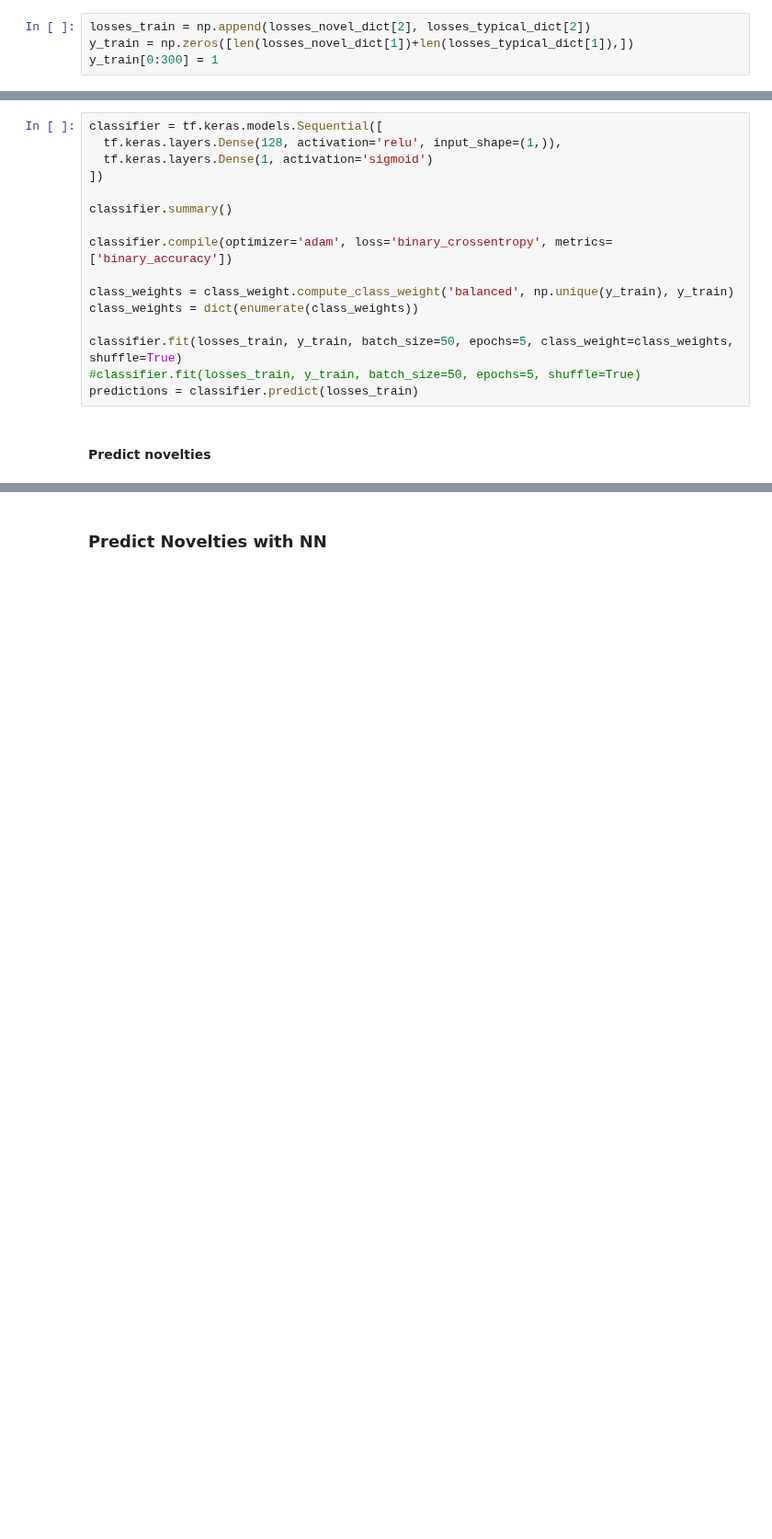
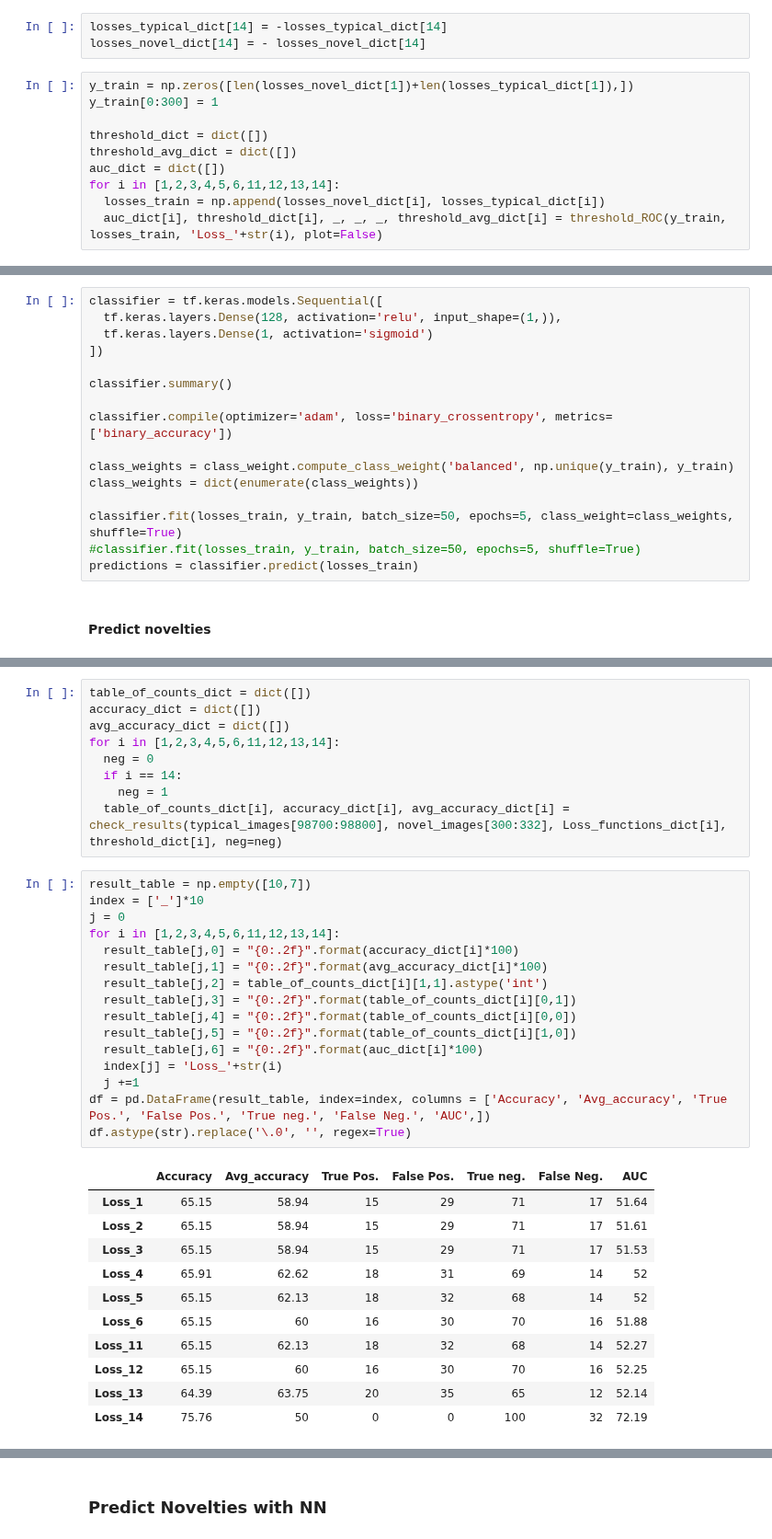
Before and after one commit to lorenzosintini/4YP, a Jupyter notebook: Models_v3/VAE_Novel_NASA.ipynb, the cells around one changed output, grey strips where cells are left out. Shown at 92% size. Saved outputs shown, nothing was run; the diff lists cells and outputs as text; blank space fills up the shorter version.

```diff
--- a/Models_v3/VAE_Novel_NASA.ipynb
+++ b/Models_v3/VAE_Novel_NASA.ipynb
@@ -711,8 +710,17 @@ def threshold_ROC(y_true, y_score, title, plot=True):
     plt.legend(loc="lower right")
     plt.show()
   return roc_auc, optimal_threshold, optimal_accuracy, optimal_accuracy_threshold, optimal_avgaccuracy, optimal_avgaccuracy_threshold
-# %%
-losses_train = np.append(losses_novel_dict[2], losses_typical_dict[2])
-y_train = np.zeros([len(losses_novel_dict[1])+len(losses_typical_dict[1]),])
-y_train[0:300] = 1
+# %%
+losses_typical_dict[14] = -losses_typical_dict[14]
+losses_novel_dict[14] = - losses_novel_dict[14]
+# %%
+y_train = np.zeros([len(losses_novel_dict[1])+len(losses_typical_dict[1]),])
+y_train[0:300] = 1
+
+threshold_dict = dict([])
+threshold_avg_dict = dict([])
+auc_dict = dict([])
+for i in [1,2,3,4,5,6,11,12,13,14]:
+  losses_train = np.append(losses_novel_dict[i], losses_typical_dict[i])
+  auc_dict[i], threshold_dict[i], _, _, _, threshold_avg_dict[i] = threshold_ROC(y_train, losses_train, 'Loss_'+str(i), plot=False)
 # %%
@@ -821,0 +790,37 @@ pd.DataFrame(result_table, index=index, columns=['Accuracy', 'Average_accuracy',
+# %%
+table_of_counts_dict = dict([])
+accuracy_dict = dict([])
+avg_accuracy_dict = dict([])
+for i in [1,2,3,4,5,6,11,12,13,14]:
+  neg = 0
+  if i == 14:
+    neg = 1
+  table_of_counts_dict[i], accuracy_dict[i], avg_accuracy_dict[i] = check_results(typical_images[98700:98800], novel_images[300:332], Loss_functions_dict[i], threshold_dict[i], neg=neg)
+# %%
+result_table = np.empty([10,7])
+index = ['_']*10
+j = 0
+for i in [1,2,3,4,5,6,11,12,13,14]:
+  result_table[j,0] = "{0:.2f}".format(accuracy_dict[i]*100)
+  result_table[j,1] = "{0:.2f}".format(avg_accuracy_dict[i]*100)
+  result_table[j,2] = table_of_counts_dict[i][1,1].astype('int')
+  result_table[j,3] = "{0:.2f}".format(table_of_counts_dict[i][0,1])
+  result_table[j,4] = "{0:.2f}".format(table_of_counts_dict[i][0,0])
+  result_table[j,5] = "{0:.2f}".format(table_of_counts_dict[i][1,0])
+  result_table[j,6] = "{0:.2f}".format(auc_dict[i]*100)
+  index[j] = 'Loss_'+str(i)
+  j +=1
+df = pd.DataFrame(result_table, index=index, columns = ['Accuracy', 'Avg_accuracy', 'True Pos.', 'False Pos.', 'True neg.', 'False Neg.', 'AUC',])
+df.astype(str).replace('\.0', '', regex=True)
+# %% [output]
+|  | Accuracy | Avg_accuracy | True Pos. | False Pos. | True neg. | False Neg. | AUC |
+| Loss_1 | 65.15 | 58.94 | 15 | 29 | 71 | 17 | 51.64 |
+| Loss_2 | 65.15 | 58.94 | 15 | 29 | 71 | 17 | 51.61 |
+| Loss_3 | 65.15 | 58.94 | 15 | 29 | 71 | 17 | 51.53 |
+| Loss_4 | 65.91 | 62.62 | 18 | 31 | 69 | 14 | 52 |
+| Loss_5 | 65.15 | 62.13 | 18 | 32 | 68 | 14 | 52 |
+| Loss_6 | 65.15 | 60 | 16 | 30 | 70 | 16 | 51.88 |
+| Loss_11 | 65.15 | 62.13 | 18 | 32 | 68 | 14 | 52.27 |
+| Loss_12 | 65.15 | 60 | 16 | 30 | 70 | 16 | 52.25 |
+| Loss_13 | 64.39 | 63.75 | 20 | 35 | 65 | 12 | 52.14 |
+| Loss_14 | 75.76 | 50 | 0 | 0 | 100 | 32 | 72.19 |
```
Also changed, not shown: parts of 4 cells of this notebook.
